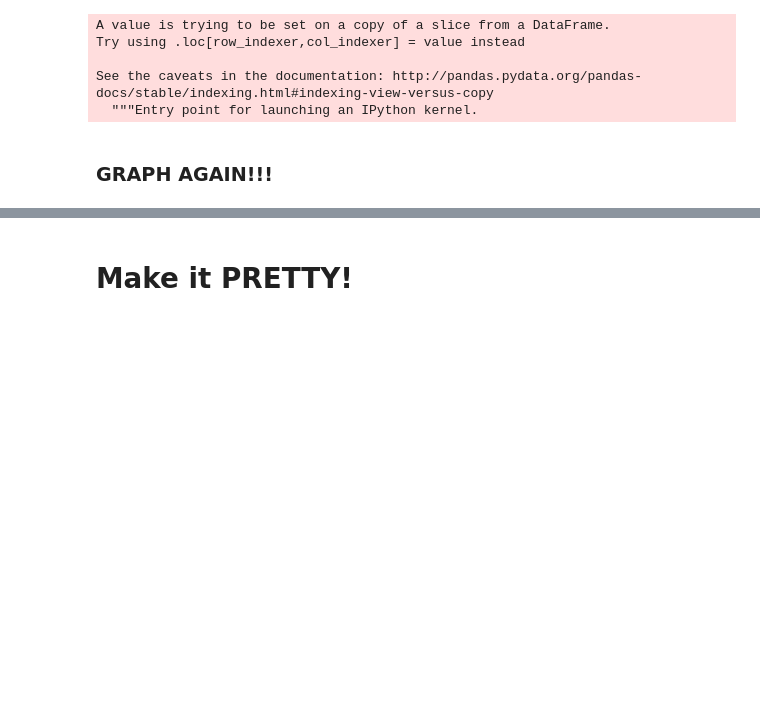
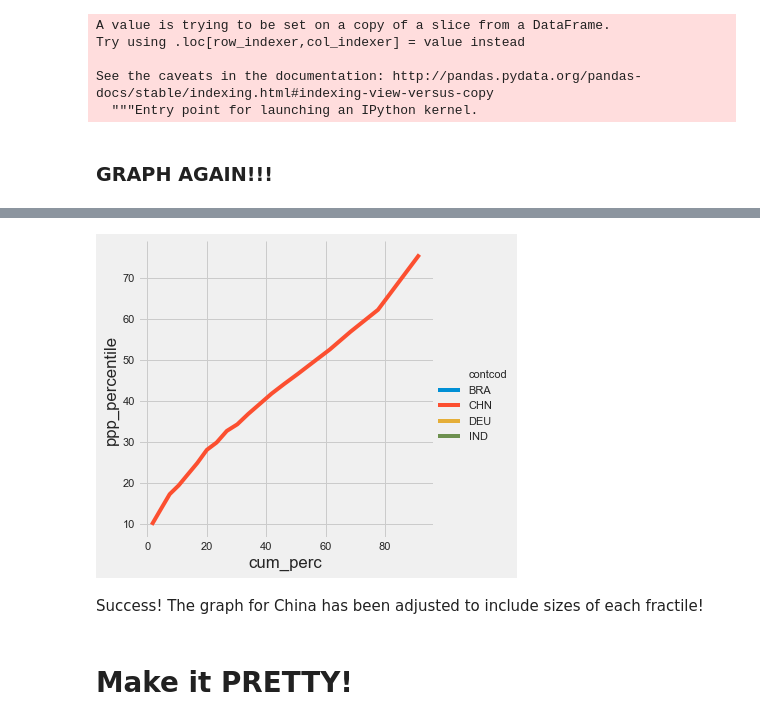
Before and after one commit to whyboris/Global-Income-Distribution, a Jupyter notebook: world_income_distribution.ipynb, the cells around one changed output, grey strips where cells are left out. Cells and saved outputs as stored; diff of their text form; code cells hidden in the pictures; blank space fills up the shorter version.

```diff
--- a/world_income_distribution.ipynb
+++ b/world_income_distribution.ipynb
@@ -272,3 +370,9 @@ sns.relplot(x="group", y="ppp_percentile", kind="line", hue="contcod", legend="f
+# %%
+sns.relplot(x="cum_perc", y="ppp_percentile", kind="line", hue="contcod", legend="full", data=only2005);
+# %% [output]
+[figure, added]
+# %% [markdown]
+Success! The graph for China has been adjusted to include sizes of each fractile!
 # %% [markdown]
 # Make it PRETTY!
 # %% [markdown]
```
Also changed, not shown: parts of 26 cells of this notebook.
